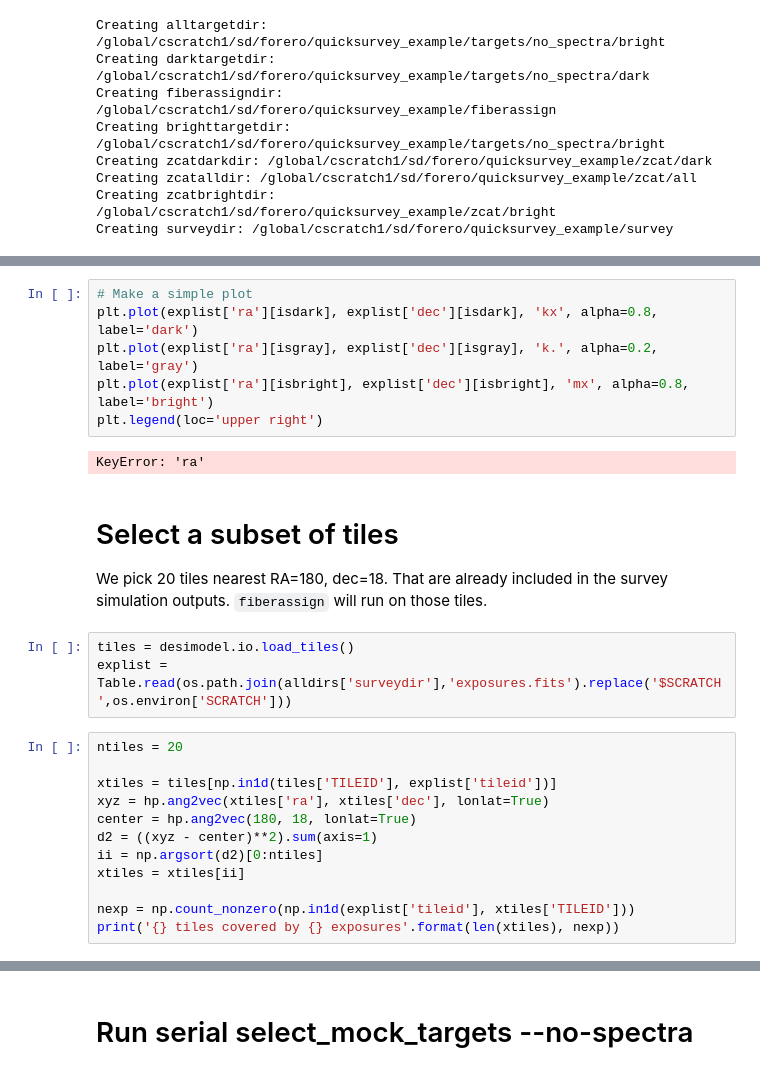
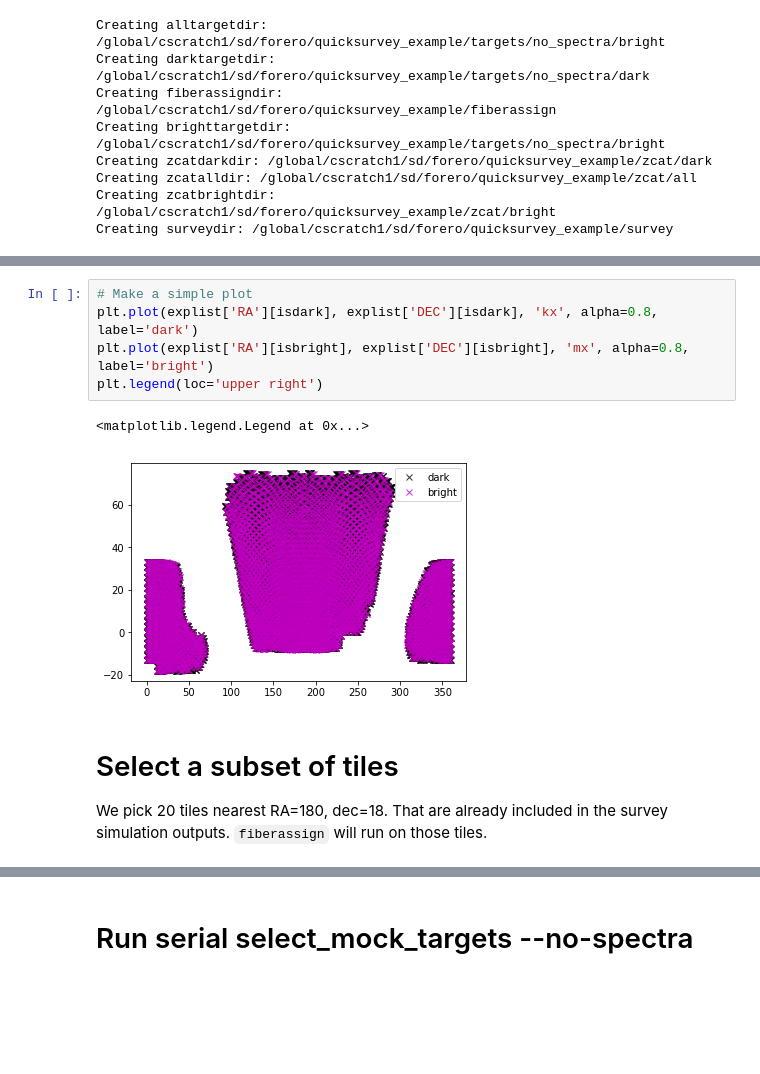
Before and after one commit to desihub/quicksurvey_example, a Jupyter notebook: readme.ipynb, the cells around one changed output, grey strips where cells are left out. Drawn from its saved outputs; the diff is of its cells as text; blank space fills up the shorter version.

Commit message:
updated tile computation

```diff
--- a/readme.ipynb
+++ b/readme.ipynb
@@ -97,28 +97,13 @@ WARNING: ErfaWarning: ERFA function "dtf2d" yielded 1 of "dubious year (Note 6)"
 # %%
 # Make a simple plot
-plt.plot(explist['ra'][isdark], explist['dec'][isdark], 'kx', alpha=0.8, label='dark')
-plt.plot(explist['ra'][isgray], explist['dec'][isgray], 'k.', alpha=0.2, label='gray')
-plt.plot(explist['ra'][isbright], explist['dec'][isbright], 'mx', alpha=0.8, label='bright')
+plt.plot(explist['RA'][isdark], explist['DEC'][isdark], 'kx', alpha=0.8, label='dark')
+plt.plot(explist['RA'][isbright], explist['DEC'][isbright], 'mx', alpha=0.8, label='bright')
 plt.legend(loc='upper right')
 # %% [output]
-KeyError: 'ra'
+<matplotlib.legend.Legend at 0x...>
+[figure, added]
 # %% [markdown]
 # Select a subset of tiles
 
 We pick 20 tiles nearest RA=180, dec=18. That are already included in the survey simulation outputs.
 `fiberassign` will run on those tiles.
-# %%
-tiles = desimodel.io.load_tiles()
-explist = Table.read(os.path.join(alldirs['surveydir'],'exposures.fits').replace('$SCRATCH',os.environ['SCRATCH']))
-# %%
-ntiles = 20
-
-xtiles = tiles[np.in1d(tiles['TILEID'], explist['tileid'])]
-xyz = hp.ang2vec(xtiles['ra'], xtiles['dec'], lonlat=True)
-center = hp.ang2vec(180, 18, lonlat=True)
-d2 = ((xyz - center)**2).sum(axis=1)
-ii = np.argsort(d2)[0:ntiles]
-xtiles = xtiles[ii]
-
-nexp = np.count_nonzero(np.in1d(explist['tileid'], xtiles['TILEID']))
-print('{} tiles covered by {} exposures'.format(len(xtiles), nexp))
```
Also changed, not shown: parts of 16 cells of this notebook.
